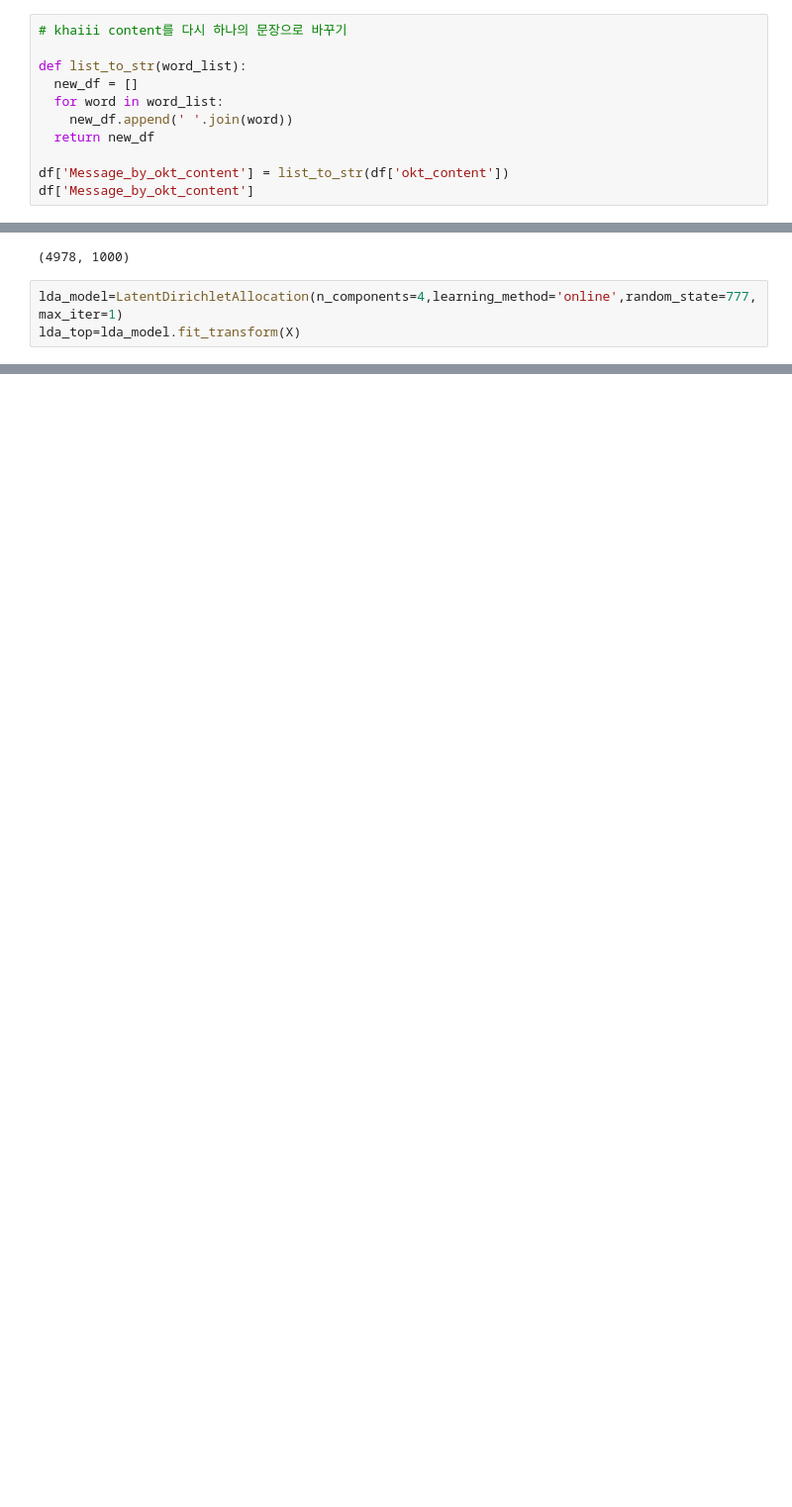
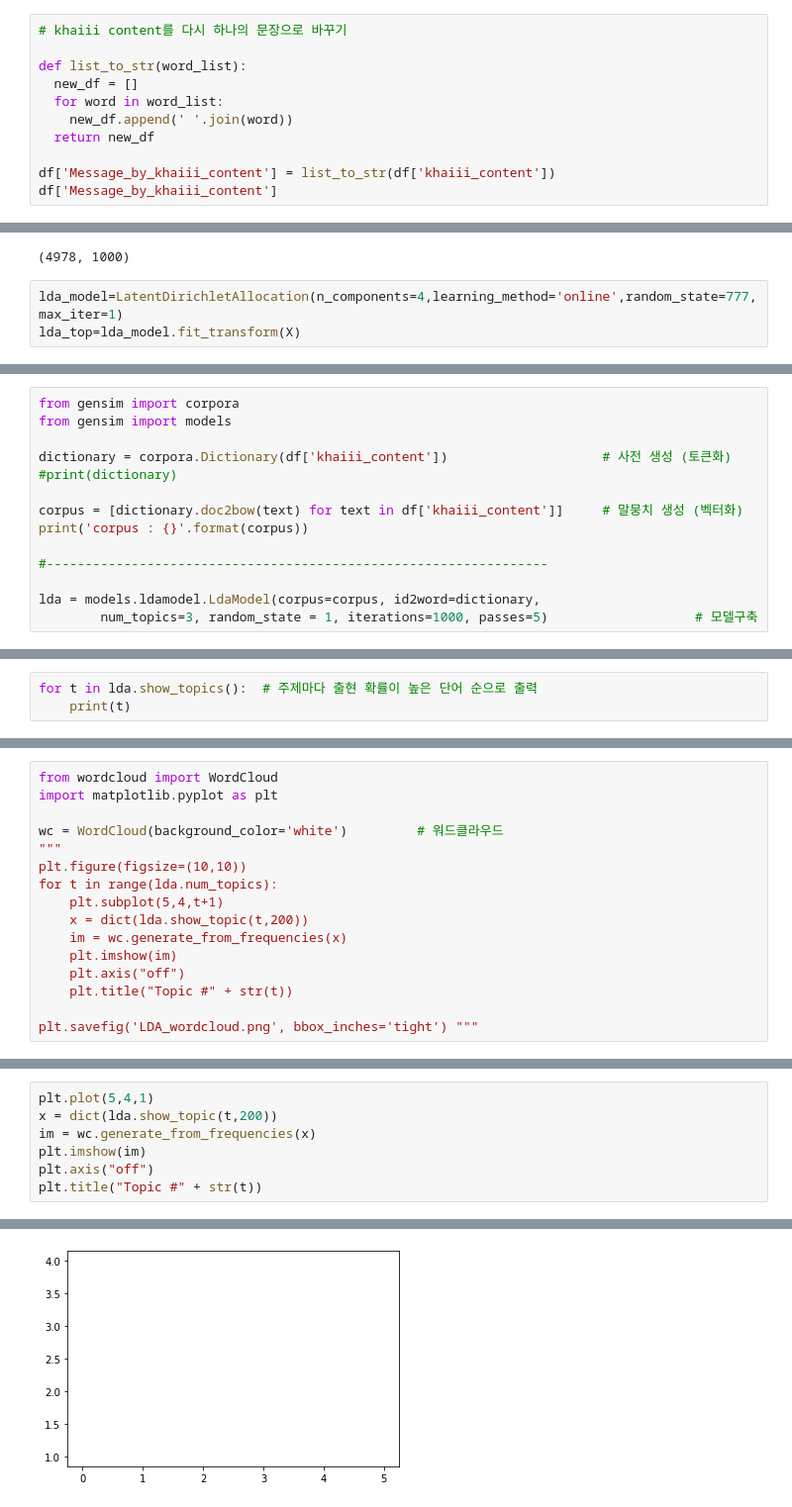
Before and after one commit to juhee3199/kakaotalk_analysis_proj, a Jupyter notebook: warming_up/kakao_proj_1.ipynb, the cells around one changed output, grey strips where cells are left out. Shown at 99% size. Saved outputs shown, nothing was run; the diff lists cells and outputs as text; blank space fills up the shorter version.

```diff
--- a/warming_up/kakao_proj_1.ipynb
+++ b/warming_up/kakao_proj_1.ipynb
@@ -769,6 +835,6 @@ def list_to_str(word_list):
     new_df.append(' '.join(word))
   return new_df
 
-df['Message_by_okt_content'] = list_to_str(df['okt_content'])
-df['Message_by_okt_content']
+df['Message_by_khaiii_content'] = list_to_str(df['khaiii_content'])
+df['Message_by_khaiii_content']
 # %% [output]
@@ -913,0 +1024,14 @@ Topic 4: [('사진', 247.32), ('영채', 41.99), ('지금', 40.87), ('웅웅', 3
+# %%
+from gensim import corpora
+from gensim import models
+
+dictionary = corpora.Dictionary(df['khaiii_content'])                    # 사전 생성 (토큰화)
+#print(dictionary)
+
+corpus = [dictionary.doc2bow(text) for text in df['khaiii_content']]     # 말뭉치 생성 (벡터화)
+print('corpus : {}'.format(corpus))
+
+#-----------------------------------------------------------------
+
+lda = models.ldamodel.LdaModel(corpus=corpus, id2word=dictionary,
+        num_topics=3, random_state = 1, iterations=1000, passes=5)                   # 모델구축
@@ -913,0 +1040,3 @@ Topic 4: [('사진', 247.32), ('영채', 41.99), ('지금', 40.87), ('웅웅', 3
+# %%
+for t in lda.show_topics():  # 주제마다 출현 확률이 높은 단어 순으로 출력
+	print(t)
@@ -913,0 +1047,16 @@ Topic 4: [('사진', 247.32), ('영채', 41.99), ('지금', 40.87), ('웅웅', 3
+# %%
+from wordcloud import WordCloud
+import matplotlib.pyplot as plt
+
+wc = WordCloud(background_color='white')         # 워드클라우드
+"""
+plt.figure(figsize=(10,10))
+for t in range(lda.num_topics):
+    plt.subplot(5,4,t+1)
+    x = dict(lda.show_topic(t,200))
+    im = wc.generate_from_frequencies(x)
+    plt.imshow(im)
+    plt.axis("off")
+    plt.title("Topic #" + str(t))
+
+plt.savefig('LDA_wordcloud.png', bbox_inches='tight') """
@@ -913,0 +1065,8 @@ Topic 4: [('사진', 247.32), ('영채', 41.99), ('지금', 40.87), ('웅웅', 3
+# %%
+plt.plot(5,4,1)
+x = dict(lda.show_topic(t,200))
+im = wc.generate_from_frequencies(x)
+plt.imshow(im)
+plt.axis("off")
+plt.title("Topic #" + str(t))
+# %% [output]
@@ -913,0 +1074 @@ Topic 4: [('사진', 247.32), ('영채', 41.99), ('지금', 40.87), ('웅웅', 3
+[figure, added]
```
Also changed, not shown: parts of 83 cells of this notebook.
